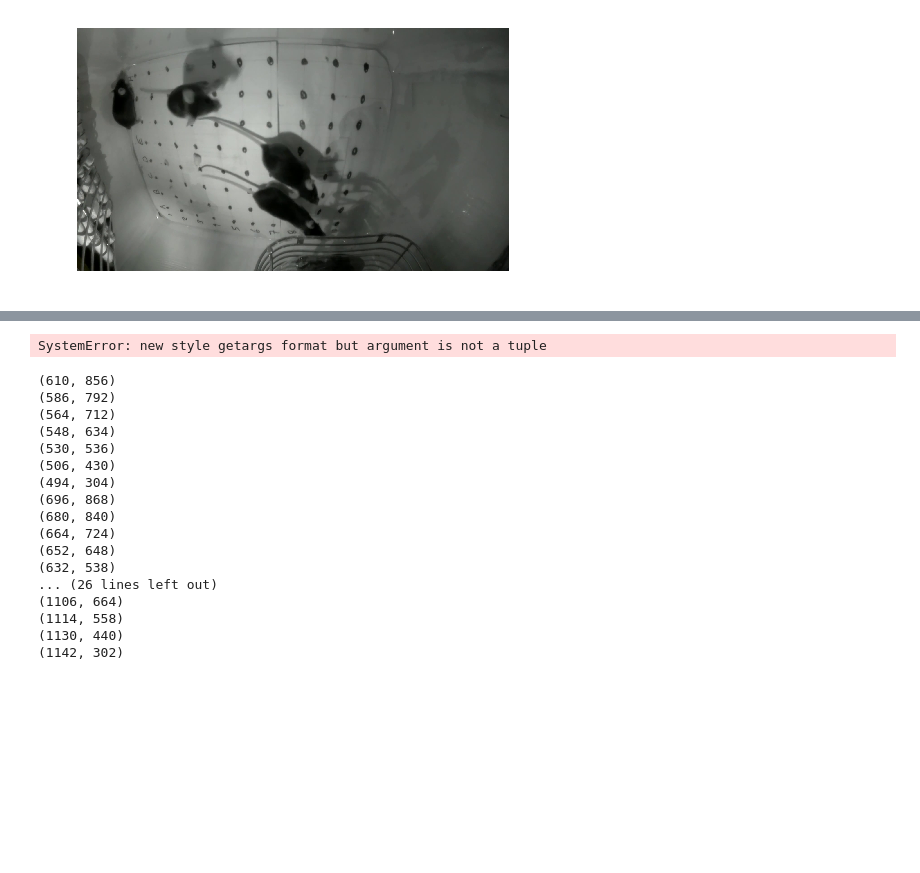
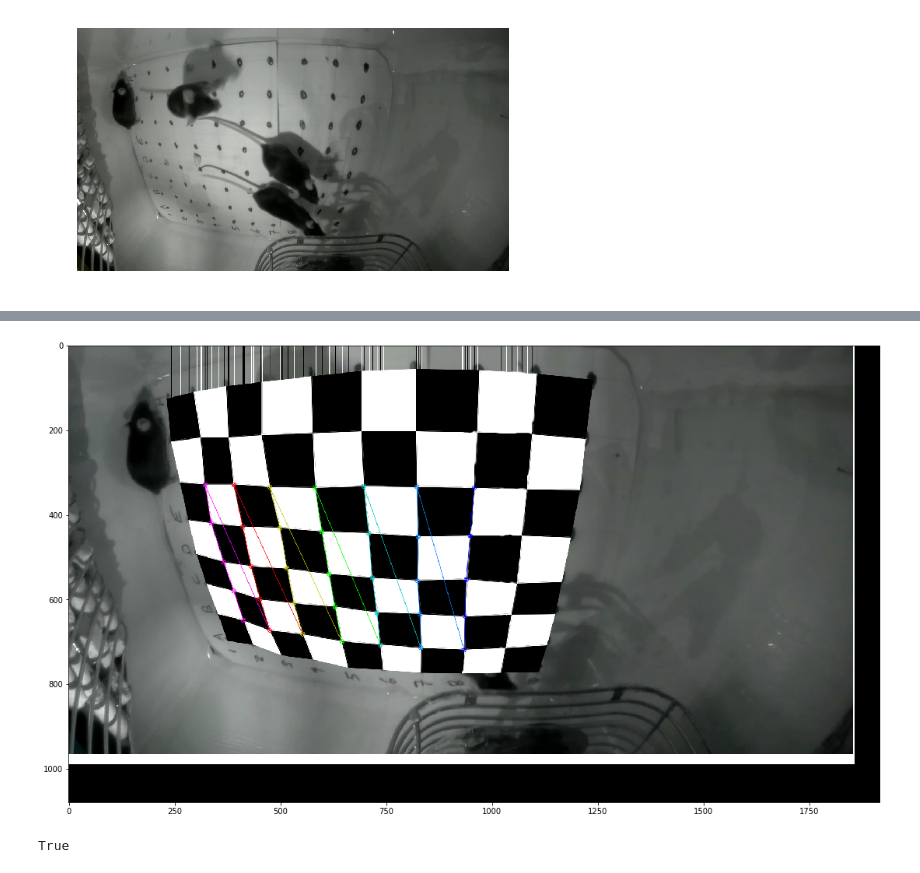
Before and after one commit to adamcatching/Polio_DIPS, a Jupyter notebook: notebook/2018_07/2018_07_09.ipynb, the cells around one changed output, grey strips where cells are left out. Saved outputs shown, nothing was run; the diff lists cells and outputs as text; code cells hidden in the pictures; blank space fills up the shorter version.

```diff
--- a/notebook/2018_07/2018_07_09.ipynb
+++ b/notebook/2018_07/2018_07_09.ipynb
@@ -104,40 +185,43 @@ np_dot_list = [(610, 856), (586, 792), (564, 712), (548, 634), (530, 536), (506,
 # %%
+import numpy as np
+import cv2
+import glob
+
+fig, ax = plt.subplots(1, 1, figsize=(19.20, 10.80))
+# termination criteria
+criteria = (cv2.TERM_CRITERIA_EPS + cv2.TERM_CRITERIA_MAX_ITER, 30, 0.001)
+
 # prepare object points, like (0,0,0), (1,0,0), (2,0,0) ....,(6,5,0)
-objp = np.zeros((6*7,3), np.float32)
-objp[:,:2] = np.mgrid[0:7,0:6].T.reshape(-1,2)
-
-c = np.mgrid[0:7, 0:6].T.reshape(-1, 2)
-
+objp = np.zeros((5*7,3), np.float32)
+objp[:,:2] = np.mgrid[0:5,0:7].T.reshape(-1,2)
 
 # Arrays to store object points and image points from all the images.
 objpoints = [] # 3d point in real world space
 imgpoints = [] # 2d points in image plane.
-objpoints.append(objp)
-#imgpoints.append(np.array(np_dot_list))
+
+fname = '../../data/mouse_calibration_image_1.png'
+
+img = cv2.imread(fname)
+gray = cv2.cvtColor(img,cv2.COLOR_BGR2GRAY)
+
+# Find the chess board corners
+ret, corners = cv2.findChessboardCorners(gray, (5,7),None)
+
+# If found, add object points, image points (after refining them)
+if ret == True:
+    objpoints.append(objp)
+
+    corners2 = cv2.cornerSubPix(gray,corners,(11,11),(-1,-1),criteria)
+    imgpoints.append(corners2)
+
+    # Draw and display the corners
+    img = cv2.drawChessboardCorners(img, (5,7), corners2,ret)
+    plt.imshow(img)
+    plt.show()
+#cv2.destroyAllWindows()
+# %% [output]
+[figure, added]
-# %%
-#dot_tuple = [np.array([tuple(x) for x in np_dot_list])]
-ret, mtx, dist, rvecs, tvecs = cv2.calibrateCamera(objpoints, imgpoints, test_frame,None,None)
-# %% [output]
-SystemError: new style getargs format but argument is not a tuple
-# %%
-for x in np_dot_list:
-    print(x)
-    imgpoints = np.append(imgpoints, tuple(x))
-# %% [output]
-(610, 856)
-(586, 792)
-(564, 712)
-(548, 634)
-(530, 536)
-(506, 430)
-(494, 304)
-(696, 868)
-(680, 840)
-(664, 724)
-(652, 648)
-(632, 538)
-... (26 lines left out)
-(1106, 664)
-(1114, 558)
-(1130, 440)
-(1142, 302)
+# %%
+ret
+# %% [output]
+True
```
Also changed, not shown: parts of 15 cells of this notebook.
